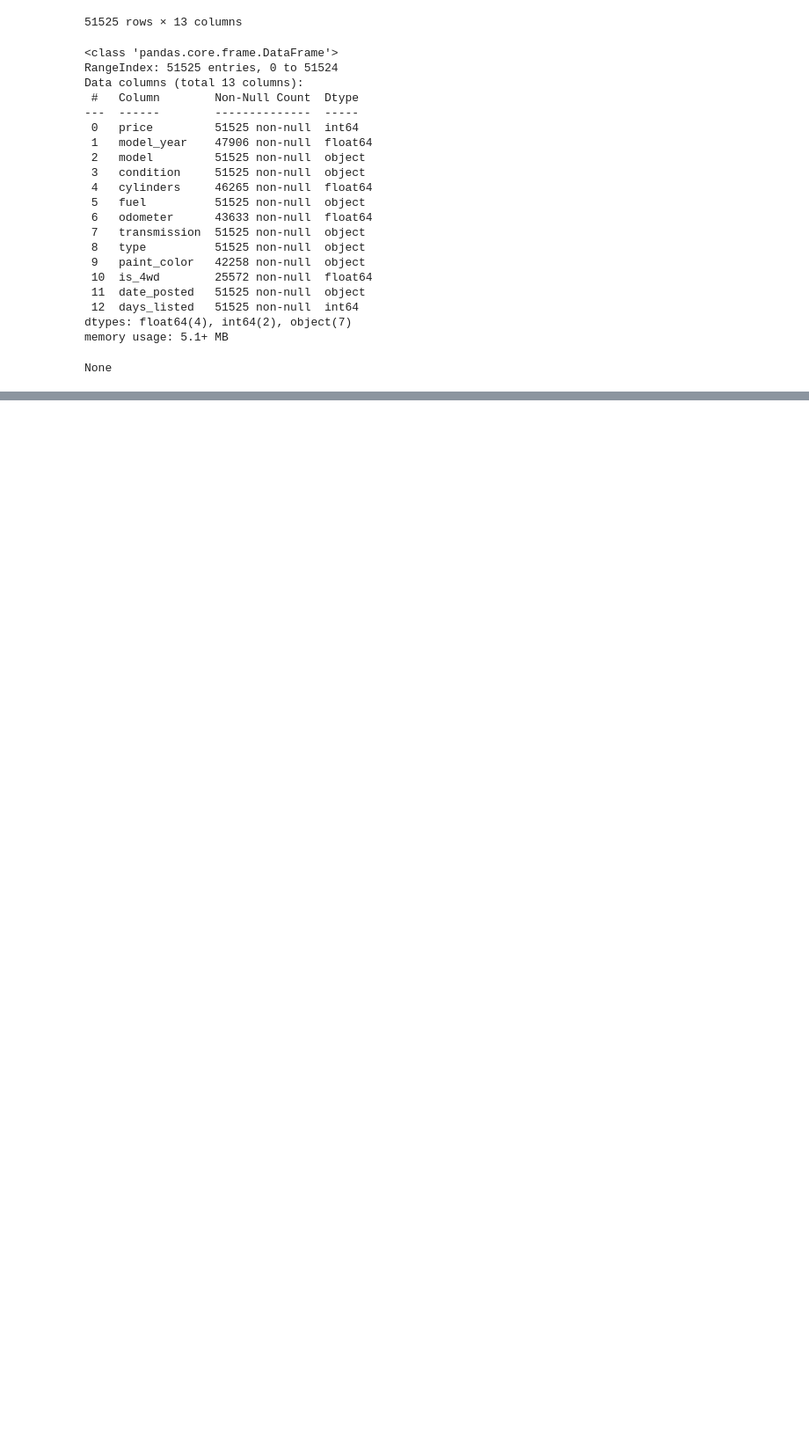
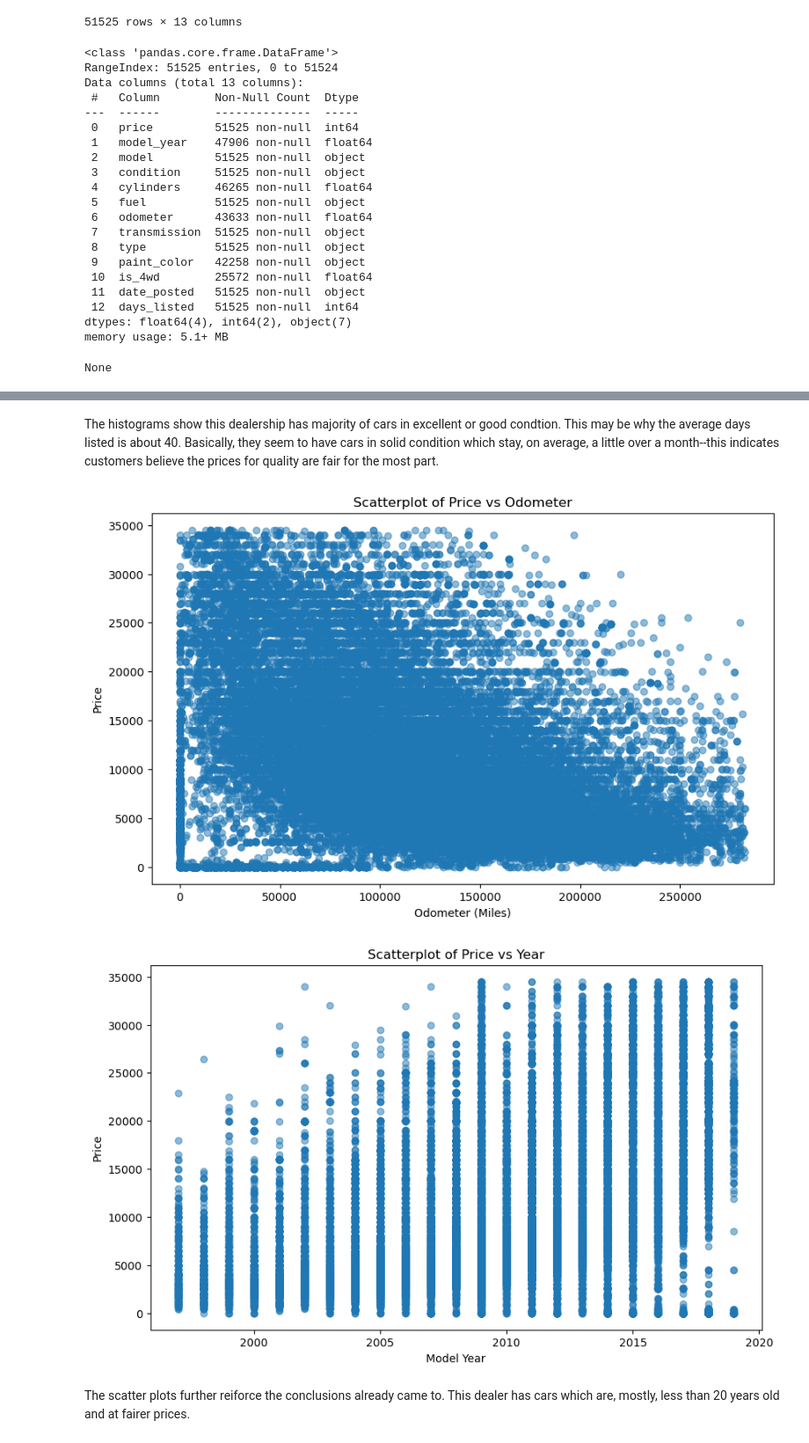
Before and after one commit to Ptown-1988/Sprint_4_Project, a Jupyter notebook: Jupyter Notebook Sprint4Project.ipynb, the cells around one changed output, grey strips where cells are left out. Shown at 88% size. Saved outputs shown, nothing was run; the diff lists cells and outputs as text; code cells hidden in the pictures; blank space fills up the shorter version.

```diff
--- a/Jupyter Notebook Sprint4Project.ipynb
+++ b/Jupyter Notebook Sprint4Project.ipynb
@@ -71,0 +63,28 @@ plt.show()
+# %%
+year_mean = vehicles_df['model_year'].mean()
+print(year_mean)
+
+vehicles_df['model_year'] = vehicles_df['model_year'].fillna(2009)
+vehicles_df['is_4wd'] = vehicles_df['is_4wd'].fillna(0.0)
+vehicles_df['paint_color'] = vehicles_df['paint_color'].fillna('Not Available')
+vehicles_df_w_odometer = vehicles_df.dropna(subset=['odometer'])
+
+#Vehicles without an accurate odometer reading have been removed from the vehicle advertisment list
+
+Q1_year = vehicles_df_w_odometer['model_year'].quantile(0.25)
+Q3_year = vehicles_df_w_odometer['model_year'].quantile(0.75)
+IRQ_year = Q3_year - Q1_year
+
+Q1_price = vehicles_df_w_odometer['price'].quantile(0.25)
+Q3_price = vehicles_df_w_odometer['price'].quantile(0.75)
+IRQ_price = Q3_price - Q1_price
+
+Q1_miles = vehicles_df_w_odometer['odometer'].quantile(0.25)
+Q3_miles = vehicles_df_w_odometer['odometer'].quantile(0.75)
+IRQ_miles = Q3_miles - Q1_miles
+
+vehicles_df_w_odometer = vehicles_df_w_odometer[~((vehicles_df_w_odometer['model_year'] < (Q1_year - 1.5 * IRQ_year)) | (vehicles_df_w_odometer['model_year'] > (Q3_year + 1.5 * IRQ_year)))]
+vehicles_df_w_odometer = vehicles_df_w_odometer[~((vehicles_df_w_odometer['price'] < (Q1_price - 1.5 * IRQ_price)) | (vehicles_df_w_odometer['price'] > (Q3_price + 1.5 * IRQ_price)))]
+vehicles_df_w_odometer = vehicles_df_w_odometer[~((vehicles_df_w_odometer['odometer'] < (Q1_miles - 1.5 * IRQ_miles)) | (vehicles_df_w_odometer['odometer'] > (Q3_miles + 1.5 *IRQ_miles)))]
+
+display(vehicles_df_w_odometer)
@@ -71,0 +265,24 @@ plt.show()
+# %% [markdown]
+The histograms show this dealership has majority of cars in excellent or good condtion. This may be why the average days listed is about 40. Basically, they seem to have cars in solid condition which stay, on average, a little over a month--this indicates customers believe the prices for quality are fair for the most part.
+# %%
+#Scatter Plots
+#Odometer Vs Price
+plt.figure(figsize=(10, 6))
+plt.scatter(vehicles_df_w_odometer['odometer'], vehicles_df_w_odometer['price'], alpha=0.5)
+plt.title('Scatterplot of Price vs Odometer')
+plt.xlabel('Odometer (Miles)')
+plt.ylabel('Price')
+plt.show()
+
+#ModelYear Vs Price
+plt.figure(figsize=(10, 6))
+plt.scatter(vehicles_df_w_odometer['model_year'], vehicles_df_w_odometer['price'], alpha=0.5)
+plt.title('Scatterplot of Price vs Year')
+plt.xlabel('Model Year')
+plt.ylabel('Price')
+plt.show()
+# %% [output]
+[figure, added]
+[figure, added]
+# %% [markdown]
+The scatter plots further reiforce the conclusions already came to. This dealer has cars which are, mostly, less than 20 years old and at fairer prices.
```
Also changed, not shown: parts of 9 cells of this notebook.
